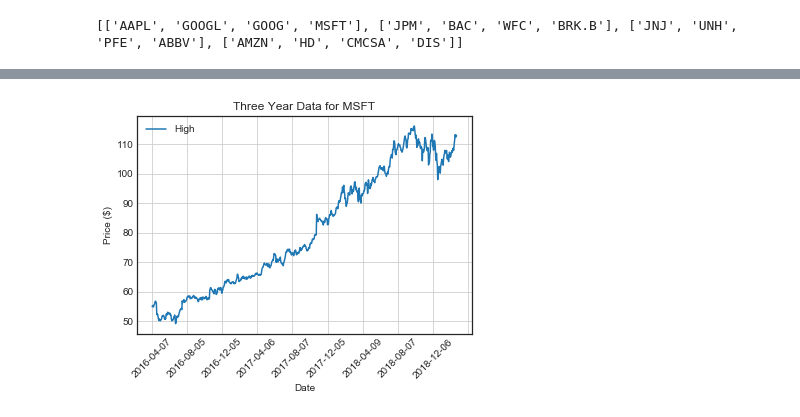
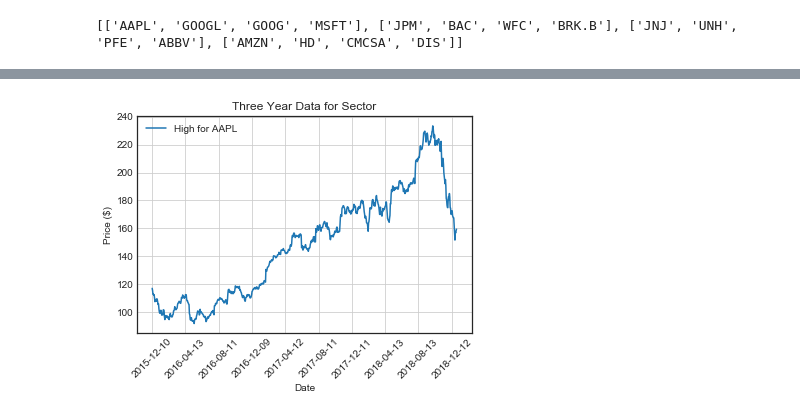
Before and after one commit to wissemeddine/data_wizards, a Jupyter notebook: Historical S and P 500 Stock Analysis.ipynb, the cells around one changed output, grey strips where cells are left out. Drawn from its saved outputs; the diff is of its cells as text; code cells hidden in the pictures.

Commit message:
RKY update on displaying multiple charts

```diff
--- a/Historical S and P 500 Stock Analysis.ipynb
+++ b/Historical S and P 500 Stock Analysis.ipynb
@@ -99,11 +109,22 @@ outputsize = "full" # full or compact (100 latest vs all data)
 
 # Following the query will show you a xml(?) page, which you should do because it is good for understanding.
 # I've uncommented the print(query) command so you can click on the link and see for yourself (don't abuse Ram's key!)
-query = url_alpha_vantage + "query?" + "function=" + function + "&symbol=" + symbol +"&outputsize=" + outputsize + "&apikey=" + av_key
-url_response = requests.get(query).json()
+
+# making the querying APIs a json so we can query four at once below in the group.
+def url_response(ticker):
+    query = url_alpha_vantage + "query?" + "function=" + function + "&symbol=" + ticker +"&outputsize=" + outputsize + "&apikey=" + av_key
+    url_response = requests.get(query).json()
+    return url_response
+
+print(symbols[i])
 
 
-print(query)
+json_responses1 = []
+for tickers in symbols[i]:
+    response = url_response(tickers)
+    json_responses1.append(response)
+
+# pprint(json_responses1) #confirm that it works.
 # pretty print the json
 # print(json.dumps(url_response, indent=4, sort_keys=True))
 # %% [output]
@@ -111,47 +132,60 @@ https://www.alphavantage.co/query?function=TIME_SERIES_DAILY&symbol=MSFT&outputs
 # %%
-# create a data frame from the json
-# I'm renaming this thing two times to show the logic - we are getting three year data for one company, Microsoft.
-# Then, we are accessing the Time Series (Daily) dict metadata (first out of five), then I am abbreviating it.
-microsoft_df = timeseries_df = ts_df = pd.DataFrame.from_dict(url_response["Time Series (Daily)"])
 
+#ts_df2 = pd.DataFrame.from_dict(url_response2["Time Series (Daily)"])
 
 # artifacts from testing (ignore unless you want to try things out yourself.)
 # microsoft_df = pd.DataFrame.from_dict(url_response, orient = 'columns')
 #microsoft_df = microsoft_df.tail(730)
 
+ts_df = pd.DataFrame({'A' : []})
 
-
+#create definition so we don't have to manipulate each stock time series.
+def manipulation (ts_df):
+# create a data frame from the json
+# I'm renaming this thing two times to show the logic - we are getting three year data for one company, Microsoft.
+# Then, we are accessing the Time Series (Daily) dict metadata (first out of five), then I am abbreviating it.
+    timeseries_df = ts_df = pd.DataFrame.from_dict(json_responses1[j]["Time Series (Daily)"])
 # Rename the index to actually be accurate.
-ts_df.index.name = "Date"
-
+    ts_df.index.name = "Date"
 # only look at data from the past 3 years
-ts_df = ts_df.T.head(730)
-
+    ts_df = ts_df.T.head(810)
+#sort so that the dates go from 2016 to 2019 instead of the reverse.
+    ts_df = ts_df.loc[::-1,:]
+    ts_df = ts_df.head(769)
+    #display(ts_df)
 # Rename columns so they don't look unprocessed and bad.
 # create the dictionary to pass to the rename method.
-re_col = {"1. open": "Open", "2. high": "High", "3. low": "Low","4. close": "Close", "5. volume": "Volume"}
+    re_col = {"1. open": "Open", "2. high": "High", "3. low": "Low","4. close": "Close", "5. volume": "Volume"}
+# baptize the columns.
+    ts_df = ts_df.rename(columns = re_col)
 
-# baptize the columns.
-ts_df = ts_df.rename(columns = re_col)
-
-#sort so that the dates go from 2016 to 2019 instead of the reverse.
-ts_df = ts_df.loc[::-1,:]
-
+    return ts_df
 #display(ts_df.head(730)) #use to show the data we are plotting.
-
-
-#begin visualization of one stock
-
-index = list(ts_df.index)
+#begin visualization of stock
 
 
 
-vis_df = pd.DataFrame({"High":ts_df["High"]}, index = index)
-vis_df = vis_df.astype(float)
+# RKY: See the note I made after print(symbols)
+#Remember i=0
+#j=1
+def visualization (ts_df,i,j):
+
+    ts_df = manipulation(ts_df)
+    #ts_df2= manipulation(ts_df2)
+    index = list(ts_df.index)
+    vis_df = pd.DataFrame({f"High for {symbols[i][j]}":ts_df["High"]}, index = index)
+    vis_df = vis_df.astype(float)
+
+    plt.style.use('seaborn-white')
+    vis_df.plot(grid=True,title=f'Three Year Data for Sector', xticks=([w*7*12 for w in range(10)]),rot=45)
+    plt.xlabel("Date")
+    plt.ylabel("Price ($)")
+    plt.show()
 
 
-plt.style.use('seaborn-white')
-vis_df.plot(grid=True,title=f'Three Year Data for {symbol}', xticks=([w*7*12 for w in range(10)]),rot=45)
-plt.xlabel("Date")
-plt.ylabel("Price ($)")
+while i < len(symbols):
+    while j < len(symbols[0]):
+        visualization(ts_df,i,j)
+        j+=1
+    i+=1
 # %% [output]
@@ -159 +192 @@ Text(0, 0.5, 'Price ($)')
-[figure, old version]
+[figure, new version]
```
Also changed, not shown: parts of 5 cells of this notebook, 1 other file.
